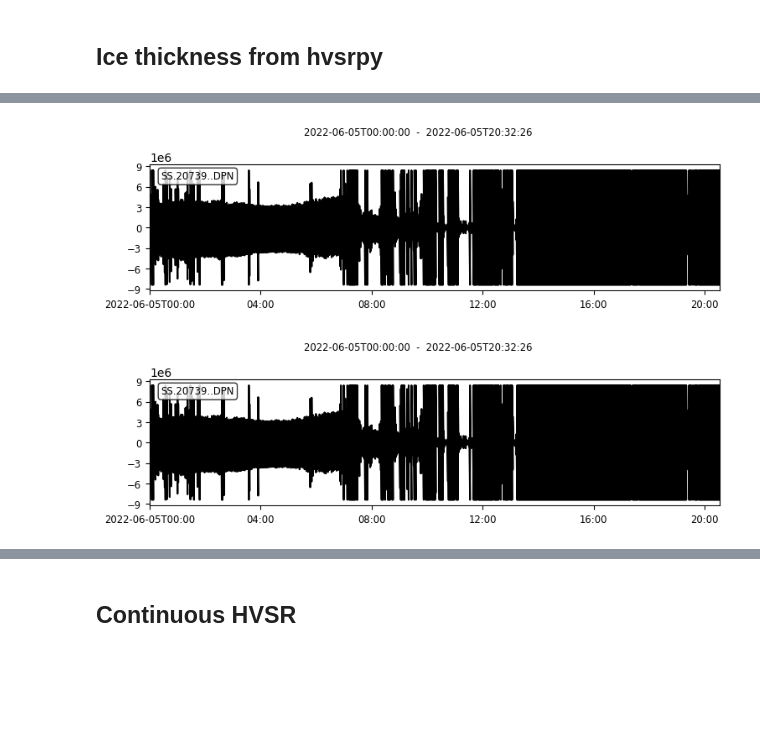
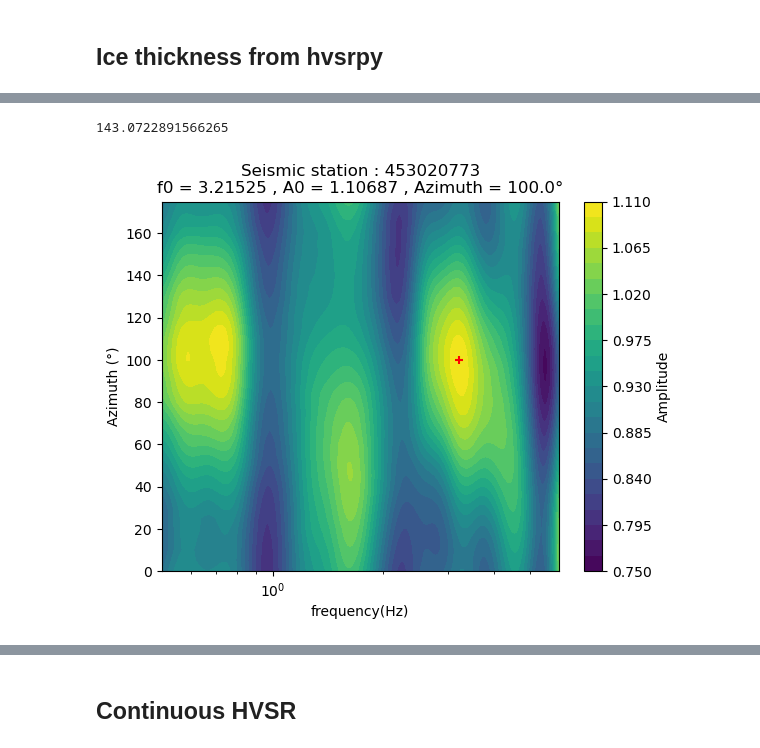
Before and after one commit to jgovoort/sismo-memo, a Jupyter notebook: Ice-thickness.ipynb, the cells around one changed output, grey strips where cells are left out. Cells and saved outputs as stored; diff of their text form; code cells hidden in the pictures; blank space fills up the shorter version.

```diff
--- a/Ice-thickness.ipynb
+++ b/Ice-thickness.ipynb
@@ -383,5 +423,42 @@ Text(0.5, 1.0, 'Seismic station : 453020773\nf0 = 3.28187671048 , A0 = 1.3416687
-# %%
-traceN.plot()
-# %% [output]
-[figure, removed]
-[figure, removed]
+# %%
+1900/(4*3.32)
+# %% [output]
+143.0722891566265
+# %%
+direct = 'D:\\MEMOIRE\\Geopsy_res\\d07m05h19h24hz05hz6\\compar\\'
+stt = 'SS_20773'
+csvfrq = []
+csvamp = []
+csvazi = []
+
+tempfrq = []
+tempamp = []
+tempazi = []
+
+with open(direct+stt+'.hv.grid') as file :
+    readcsv = csv.reader(file, delimiter=' ')
+    line = 0
+
+    for row in readcsv :
+        if line == 1 :
+            tempfrq.append(float(row[0]))
+            tempazi.append(float(row[1]))
+            tempamp.append(float(row[2]))
+        elif line > 1 and float(row[0]) != tempfrq[0] :
+            tempfrq.append(float(row[0]))
+            tempazi.append(float(row[1]))
+            tempamp.append(float(row[2]))
+        elif line > 1 and float(row[0]) == tempfrq[0] :
+            csvfrq.append(tempfrq)
+            csvamp.append(tempamp)
+            csvazi.append(tempazi)
+            tempfrq = [float(row[0])]
+            tempazi = [float(row[1])]
+            tempamp = [float(row[2])]
+            line = 1
+
+        line += 1
+# %%
+plot_rotate(csvfrq, csvazi, csvamp, '453020773')
+# %% [output]
+[figure, added]
```
Also changed, not shown: parts of 10 cells of this notebook, 7 other files.
